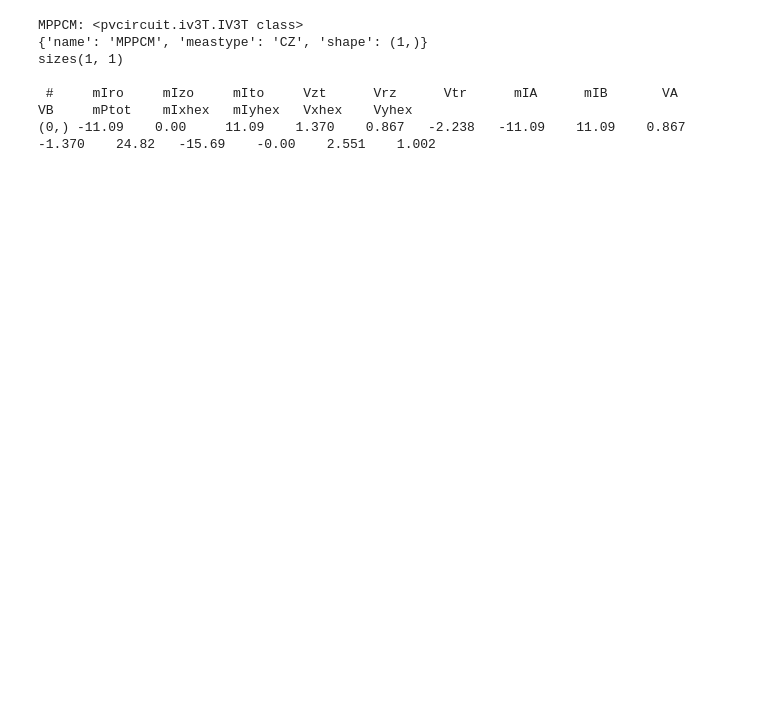
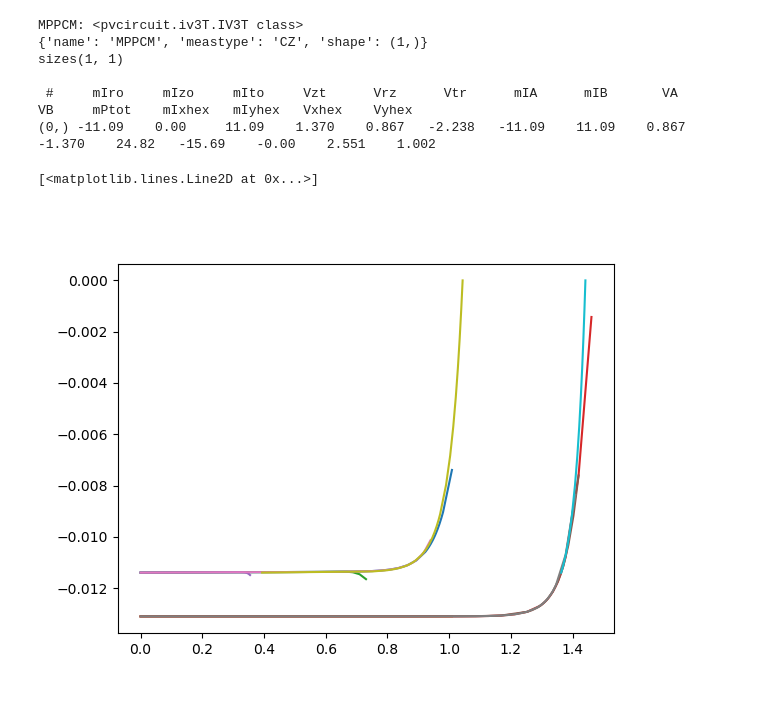
Before and after one commit to NREL/PVcircuit, a Jupyter notebook: notebooks/WB417_3T.ipynb, the cells around one changed output. Saved outputs shown, nothing was run; the diff lists cells and outputs as text; code cells hidden in the pictures; blank space fills up the shorter version.

Commit message:
cleanup VM and CM lines in 3T

```diff
--- a/notebooks/WB417_3T.ipynb
+++ b/notebooks/WB417_3T.ipynb
@@ -140,3 +113,18 @@ sizes(1, 1)
 
  #     mIro     mIzo     mIto     Vzt      Vrz      Vtr      mIA      mIB       VA       VB     mPtot    mIxhex   mIyhex   Vxhex    Vyhex
 (0,) -11.09    0.00     11.09    1.370    0.867   -2.238   -11.09    11.09    0.867   -1.370    24.82   -15.69    -0.00    2.551    1.002
+# %%
+dfig, dax = plt.subplots()
+dax.plot(VM11.VA, VM11.IA)
+dax.plot(-VM11.VB, -VM11.IB)
+dax.plot(VM21.VA, VM21.IA)
+dax.plot(-VM21.VB, -VM21.IB)
+dax.plot(VM41.VA, VM41.IA)
+dax.plot(-VM41.VB, -VM41.IB)
+dax.plot(VM32.VA, VM32.IA)
+dax.plot(-VM32.VB, -VM32.IB)
+dax.plot(CM.VA, CM.IA)
+dax.plot(-CM.VB, -CM.IB)
+# %% [output]
+[<matplotlib.lines.Line2D at 0x...>]
+[figure, added]
```
Also changed, not shown: parts of 10 cells of this notebook, 4 other files.
